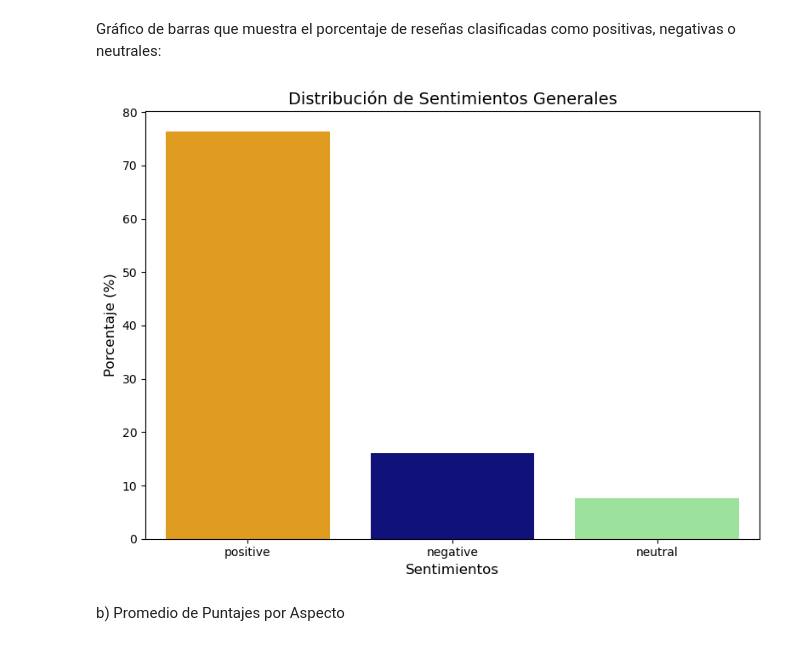
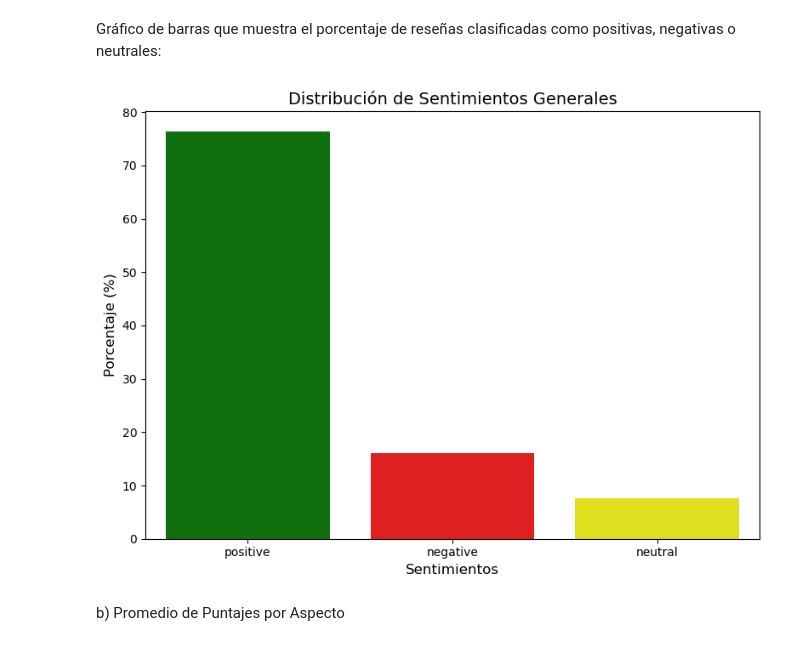
Before and after one commit to JosueMonte/restaurantguru, a Jupyter notebook: AnalisisDeSentimiento/Sprint3/ResultadosABSA.ipynb, the cells around one changed output. Saved outputs shown, nothing was run; the diff lists cells and outputs as text; code cells hidden in the pictures.

```diff
--- a/AnalisisDeSentimiento/Sprint3/ResultadosABSA.ipynb
+++ b/AnalisisDeSentimiento/Sprint3/ResultadosABSA.ipynb
@@ -325,25 +328,25 @@ Gráfico de barras que muestra el porcentaje de reseñas clasificadas como posit
 # %%
 # Diccionario de colores personalizados
-custom_colors = {"positive": "orange", "negative": "darkblue", "neutral": "lightgreen"}
+custom_colors = {"positive": "green", "negative": "red", "neutral": "yellow"}
 
 # Gráfico de barras con colores personalizados
 plt.figure(figsize=(8, 6))
 sns.barplot(
     x=sentiment_distribution.index,
     y=sentiment_distribution.values,
     hue=sentiment_distribution.index,  # Asignamos 'hue' al índice de los sentimientos
     palette=custom_colors,  # Colores personalizados
     legend=False  # Desactivamos la leyenda
 )
 plt.title("Distribución de Sentimientos Generales", fontsize=14)
 plt.ylabel("Porcentaje (%)", fontsize=12)
 plt.xlabel("Sentimientos", fontsize=12)
 plt.xticks(fontsize=10)
 plt.yticks(fontsize=10)
 plt.tight_layout()
 plt.show()
 # %% [output]
-[figure, old version]
+[figure, new version]
 # %% [markdown]
 b) Promedio de Puntajes por Aspecto
 # %%
```
Also changed, not shown: parts of 4 cells of this notebook.
